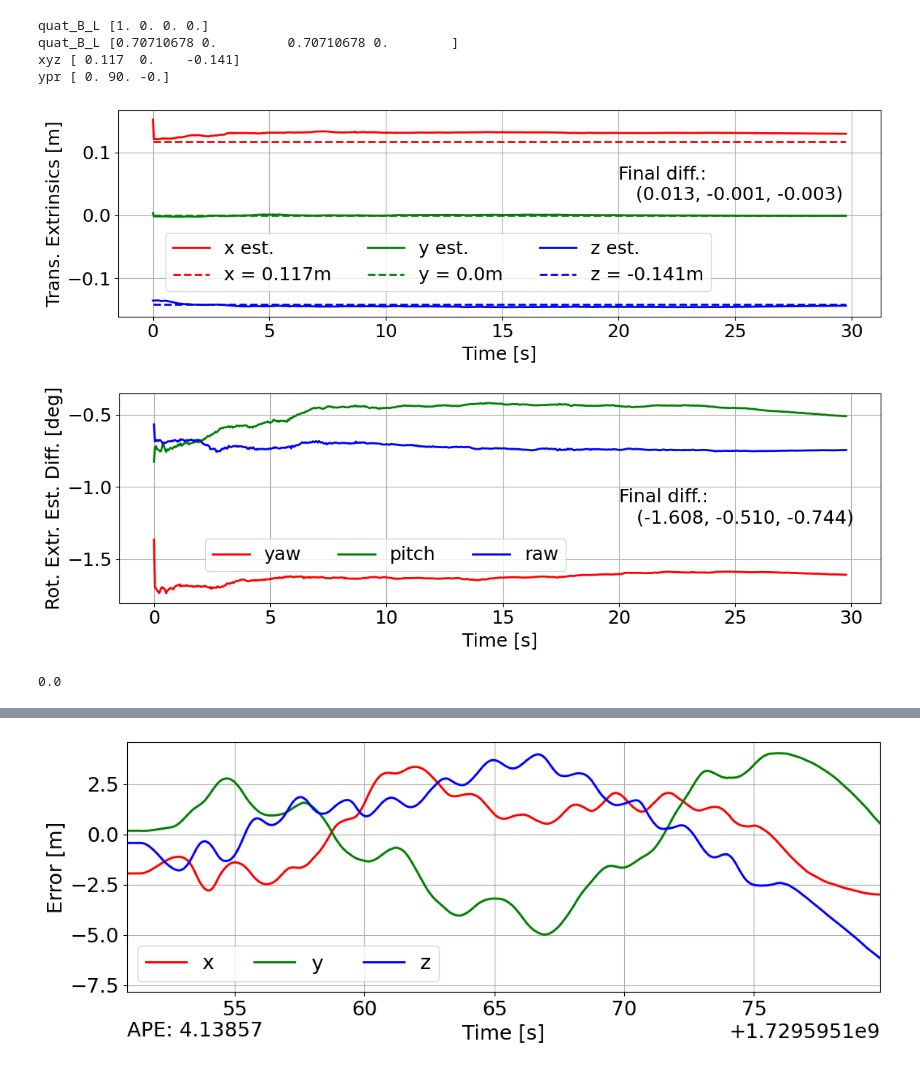
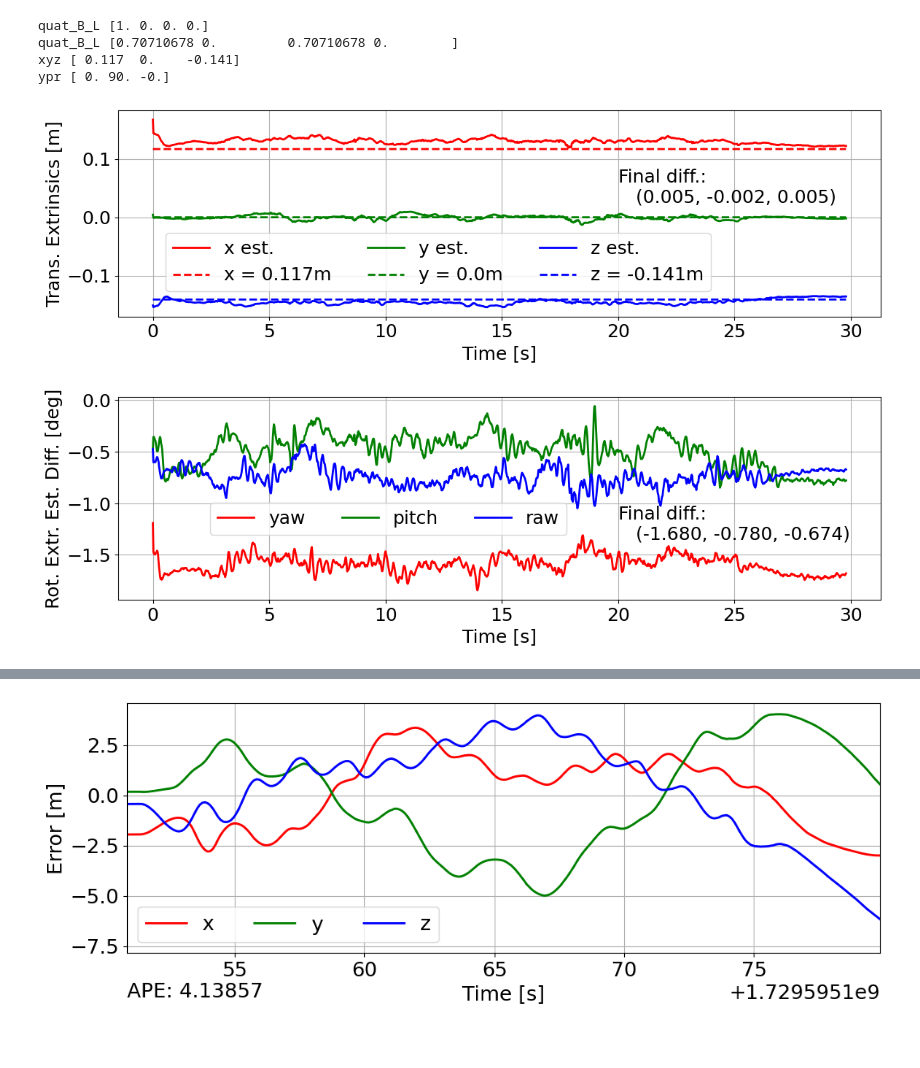
Before and after one commit to pheneliu/GPTR_UWB, a Jupyter notebook: scripts/analysis_cathhs.ipynb, the cells around one changed output, grey strips where cells are left out. Cells and saved outputs as stored; diff of their text form; code cells hidden in the pictures; blank space fills up the shorter version.

Commit message:
fixed params for cathhs exp

```diff
--- a/scripts/analysis_cathhs.ipynb
+++ b/scripts/analysis_cathhs.ipynb
@@ -20,14 +20,14 @@ log_path = '/media/tmn/mySataSSD1/Experiments/gptr/logs/lio/cathhs_07/'
 gtr_path = '/media/tmn/mySataSSD1/Experiments/gptr/cathhs_07/gtr/'
 
 # The path to the experiment log
-xtrz_log = log_path + '/gptr_twolidar_exp/extrinsics_1.csv'
+xtrz_log = '/media/tmn/mySataSSD1/Experiments/gptr/logs/lio/cathhs_exp/cathhs_07_gptr_two_lidar/run_00/time_0033/extrinsics_1.csv'
 
 # The path to the trajectories
-traj_est_logs = [log_path + '/gptr_twolidar_exp/gptraj_0.csv',
-                 log_path + '/gptr_twolidar_exp/gptraj_1.csv']
+traj_est_logs = ['/media/tmn/mySataSSD1/Experiments/gptr/logs/lio/cathhs_exp/cathhs_07_gptr_two_lidar/run_00/time_0033/gptraj_0.csv',
+                 '/media/tmn/mySataSSD1/Experiments/gptr/logs/lio/cathhs_exp/cathhs_07_gptr_two_lidar/run_00/time_0033/gptraj_1.csv']
 
-traj_est1lidar_logs = [log_path + '/gptr_onelidar_exp/gptraj_0.csv',
-                       log_path + '/gptr_onelidar_exp/gptraj_1.csv']
+traj_est1lidar_logs = ['/media/tmn/mySataSSD1/Experiments/gptr/logs/lio/cathhs_exp/cathhs_07_gptr_lidar0/run_00/time_0033/gptraj_0.csv',
+                       '/media/tmn/mySataSSD1/Experiments/gptr/logs/lio/cathhs_exp/cathhs_07_gptr_lidar1/run_00/time_0033/gptraj_0.csv']
 
 traj_estkf_logs = [log_path + '/kf_exp/lidar_0_pose.pcd',
                    log_path + '/kf_exp/lidar_1_pose.pcd']
@@ -143,41 +143,37 @@ ax.plot(txtrz, p_L0_L1_est[:, 2], linewidth=2, color='b', label='z est.')
 ax.plot(txtrz, p_L0_L1_gtr[:, 2], linewidth=2, color='b', label=f'z = {p_L0_L1_gtr[0, 2]}m', linestyle='--')
 
 ax.text(s=f'Final diff.: \n   ({p_L0_L1_err[-1, 0]:.3f}, {p_L0_L1_err[-1, 1]:.3f}, {p_L0_L1_err[-1, 2]:.3f})', x=20, y=0.025)
 
 # ax.set_xlim([5, 15])
 ax.grid('on')
 ax.legend(ncol=3, loc='upper left', bbox_to_anchor=(0.05, 0.45))
 
 ax.set_xlabel('Time [s]')
 ax.set_ylabel('Trans. Extrinsics [m]')
 plt.tight_layout()
 fig.savefig('cathhs_trans_extrinsics_error.jpg')
 
 # Plot the error
 plt.rcParams.update({'font.size':18})
 fig, ax = plt.subplots(ncols=1, nrows=1, figsize=(12, 4))
 
 ax.plot(txtrz, E_L0_L1_err[:, 0]*RAD2DEG, linewidth=2, color='r', label='yaw')
 ax.plot(txtrz, E_L0_L1_err[:, 1]*RAD2DEG, linewidth=2, color='g', label='pitch')
 ax.plot(txtrz, E_L0_L1_err[:, 2]*RAD2DEG, linewidth=2, color='b', label='raw')
 
-ax.text(s=f'Final diff.: \n   ({E_L0_L1_err[-1, 0]*RAD2DEG:.3f}, {E_L0_L1_err[-1, 1]*RAD2DEG:.3f}, {E_L0_L1_err[-1, 2]*RAD2DEG:.3f})', x=20, y=-1.25)
+ax.text(s=f'Final diff.: \n   ({E_L0_L1_err[-1, 0]*RAD2DEG:.3f}, {E_L0_L1_err[-1, 1]*RAD2DEG:.3f}, {E_L0_L1_err[-1, 2]*RAD2DEG:.3f})', x=20, y=-1.35)
 
 ax.grid('on')
-ax.legend(ncol=3, bbox_to_anchor=(0.1, 0.35))
+ax.legend(ncol=3, bbox_to_anchor=(0.6, 0.4))
 
 ax.set_xlabel('Time [s]')
 ax.set_ylabel('Rot. Extr. Est. Diff. [deg]')
 
 plt.tight_layout()
 fig.savefig('cathhs_rot_extrinsics_error.jpg')
 # %% [output]
-[figure, old version]
+[figure, new version]
-[figure, old version]
+[figure, new version]
-# %%
-np.min(txtrz)
-# %% [output]
-0.0
 # %%
 # Calculate the ATE
 def calculate_metric(traj_gtr, traj_est):
```
Also changed, not shown: parts of 2 cells of this notebook, 3 other files.
